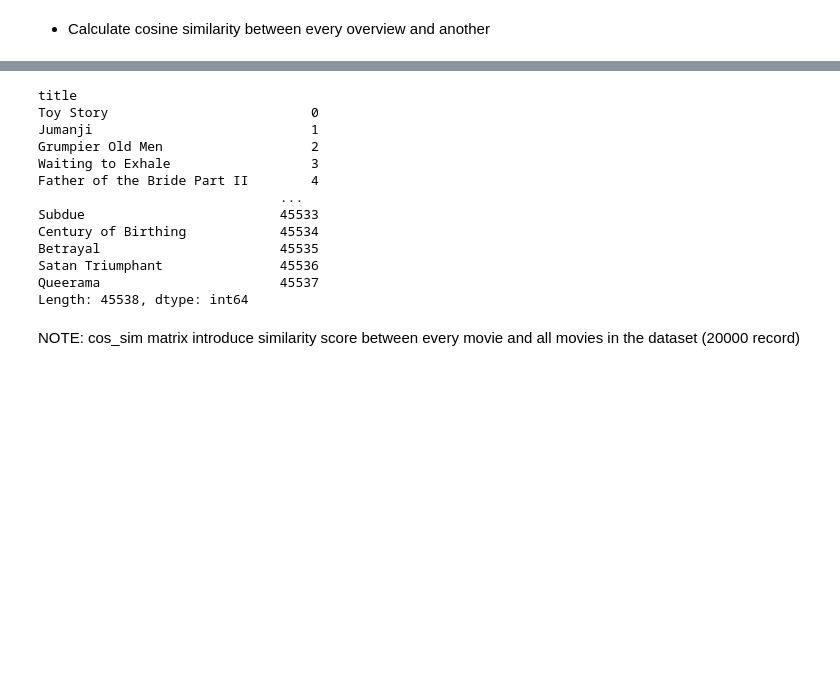
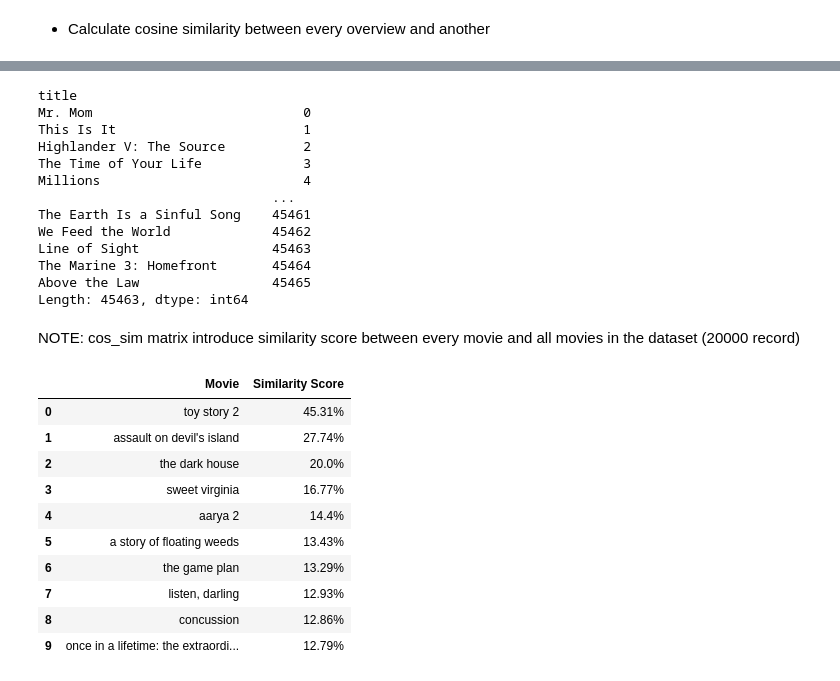
Before and after one commit to kareemshaaban221/NLP-Project, a Jupyter notebook: app.ipynb, the cells around one changed output, grey strips where cells are left out. Saved outputs shown, nothing was run; the diff lists cells and outputs as text; code cells hidden in the pictures; blank space fills up the shorter version.

```diff
--- a/app.ipynb
+++ b/app.ipynb
@@ -203,21 +177,21 @@ cos_sim.shape
 # %%
-indices = pd.Series(movie_credit_df.index, index=movie_credit_df['title']).drop_duplicates()
+indices = pd.Series(df1.index, index=df1['title']).drop_duplicates()
 
 indices
 # %% [output]
 title
-Toy Story                          0
-Jumanji                            1
-Grumpier Old Men                   2
-Waiting to Exhale                  3
-Father of the Bride Part II        4
-                               ...
-Subdue                         45533
-Century of Birthing            45534
-Betrayal                       45535
-Satan Triumphant               45536
-Queerama                       45537
-Length: 45538, dtype: int64
+Mr. Mom                           0
+This Is It                        1
+Highlander V: The Source          2
+The Time of Your Life             3
+Millions                          4
+                              ...
+The Earth Is a Sinful Song    45461
+We Feed the World             45462
+Line of Sight                 45463
+The Marine 3: Homefront       45464
+Above the Law                 45465
+Length: 45463, dtype: int64
 # %% [markdown]
 NOTE: cos_sim matrix introduce similarity score between every movie and all movies in the dataset (20000 record)
 # %%
@@ -242,6 +219,21 @@ def get_recommendation(title, n = 10):
         i = i+1
 
     return dict(zip(top_movies, scores))
+# %%
+rec_dict = get_recommendation('toy story')
+pd.DataFrame(np.array([list(rec_dict.keys()), list(rec_dict.values())]).T, columns=['Movie', 'Similarity Score'])
+# %% [output]
+|  | Movie | Similarity Score |
+| 0 | toy story 2 | 45.31% |
+| 1 | assault on devil's island | 27.74% |
+| 2 | the dark house | 20.0% |
+| 3 | sweet virginia | 16.77% |
+| 4 | aarya 2 | 14.4% |
+| 5 | a story of floating weeds | 13.43% |
+| 6 | the game plan | 13.29% |
+| 7 | listen, darling | 12.93% |
+| 8 | concussion | 12.86% |
+| 9 | once in a lifetime: the extraordi... | 12.79% |
 # %%
 rec_dict = get_recommendation('Assassins')
 pd.DataFrame(np.array([list(rec_dict.keys()), list(rec_dict.values())]).T, columns=['Movie', 'Similarity Score'])
```
Also changed, not shown: parts of 30 cells of this notebook, 2 other files.
